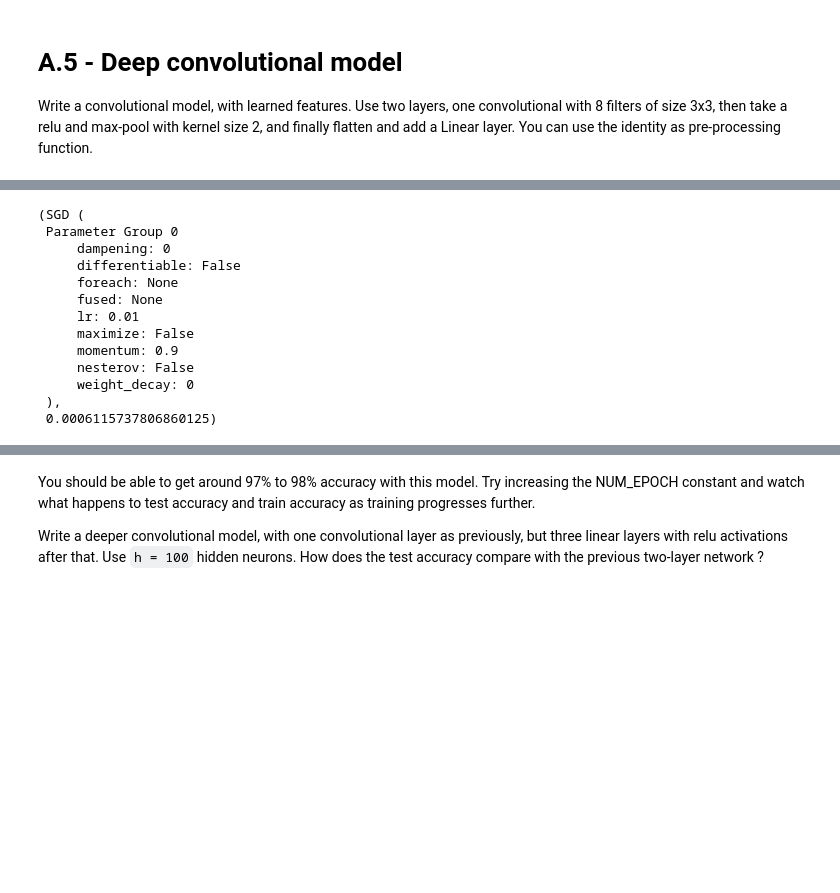
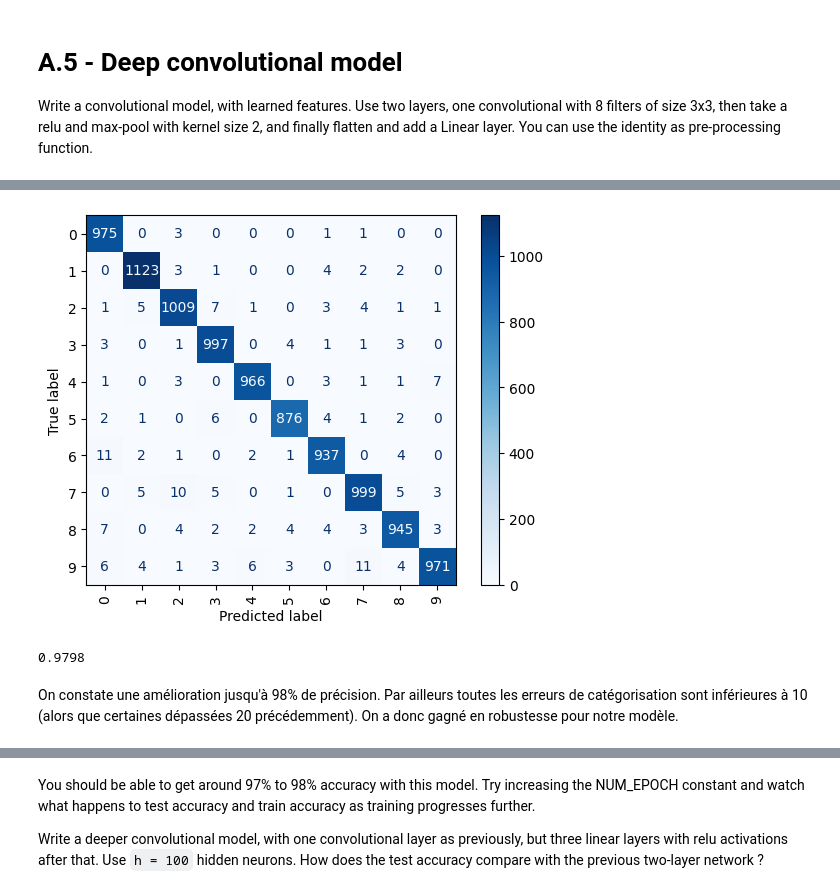
Before and after one commit to PaulToudret/ensae_dl_pw1, a Jupyter notebook: notebook.ipynb, the cells around one changed output, grey strips where cells are left out. Drawn from its saved outputs; the diff is of its cells as text; code cells hidden in the pictures; blank space fills up the shorter version.

```diff
--- a/notebook.ipynb
+++ b/notebook.ipynb
@@ -69,14 +73,11 @@ Code taken from Torch Doc
 """
 
 figure = plt.figure(figsize=(4, 4))
-cols, rows = 1, 1
-for i in range(0, cols * rows):
-    #sample_idx = torch.randint(len(training_data), size=(1,)).item()
-    img, label = training_data[i]
-    figure.add_subplot(rows, cols, i + 1)
-    plt.title(label)
-    plt.axis("off")
-    plt.imshow(img.squeeze(), cmap="gray")
+#sample_idx = torch.randint(len(training_data), size=(1,)).item()
+img, label = training_data[0]
+plt.title(label)
+plt.axis("off")
+plt.imshow(img.squeeze(), cmap="gray")
 plt.show()
 # %% [output]
 number of training example : 60000
@@ -466,12 +524,15 @@ class ConvModel(torch.nn.Module):
         super(ConvModel, self).__init__()
 
         self.conv = nn.Sequential(
-            nn.Conv2d(in_channels=1, out_channels=8, kernel_size=3),
+            nn.Conv2d(in_channels=1, out_channels=8, kernel_size=3, padding=1),  # (batch, 1, 28, 28) -> (batch, 8, 28, 28)
             nn.ReLU(),
             nn.MaxPool2d(kernel_size=2)
         )
 
-        self.classifier = nn.Linear(8 * 13 * 13, 10)  # Flatten + Linear
+        # 8 channels, 14 x 14 feature map (car MaxPool2d divise par 2 avec son kernel de 2
+        self.dim = 8 * 14 * 14
+
+        self.classifier = nn.Linear(self.dim, 10)  # Flatten + Linear
 
     def forward(self, x):
         x = self.conv(x)               # (batch, 1, 28, 28) -> (batch, 8, 13, 13)
@@ -481,9 +542,9 @@ class ConvModel(torch.nn.Module):
 # %%
 conv = ConvModel()
 
-NUM_EPOCH = 20
+NUM_EPOCH = 5
 
-train(
+opti, loss = train(
     model=conv,
     epoch=NUM_EPOCH,
     criterion=nn.CrossEntropyLoss(),
@@ -491,6 +552,7 @@ train(
     optimizer=torch.optim.SGD(conv.parameters(), lr=0.01, momentum=0.9),
     batch_size=50
     )
+print(loss)
 # %% [output]
 Entering epoch n°1
 inputs shape : torch.Size([50, 1, 28, 28])
@@ -512,13 +572,2 @@ Epoch 20/20 - Loss: 0.0006 - 2.4s.
+[figure, added]
-(SGD (
- Parameter Group 0
-     dampening: 0
-     differentiable: False
-     foreach: None
-     fused: None
-     lr: 0.01
-     maximize: False
-     momentum: 0.9
-     nesterov: False
-     weight_decay: 0
- ),
- 0.0006115737806860125)
+0.9798
@@ -525 +582,3 @@ Epoch 20/20 - Loss: 0.0006 - 2.4s.
+# %% [markdown]
+On constate une amélioration jusqu'à 98% de précision. Par ailleurs toutes les erreurs de catégorisation sont inférieures à 10 (alors que certaines dépassées 20 précédemment). On a donc gagné en robustesse pour notre modèle.
 # %%
```
Also changed, not shown: parts of 37 cells of this notebook.
